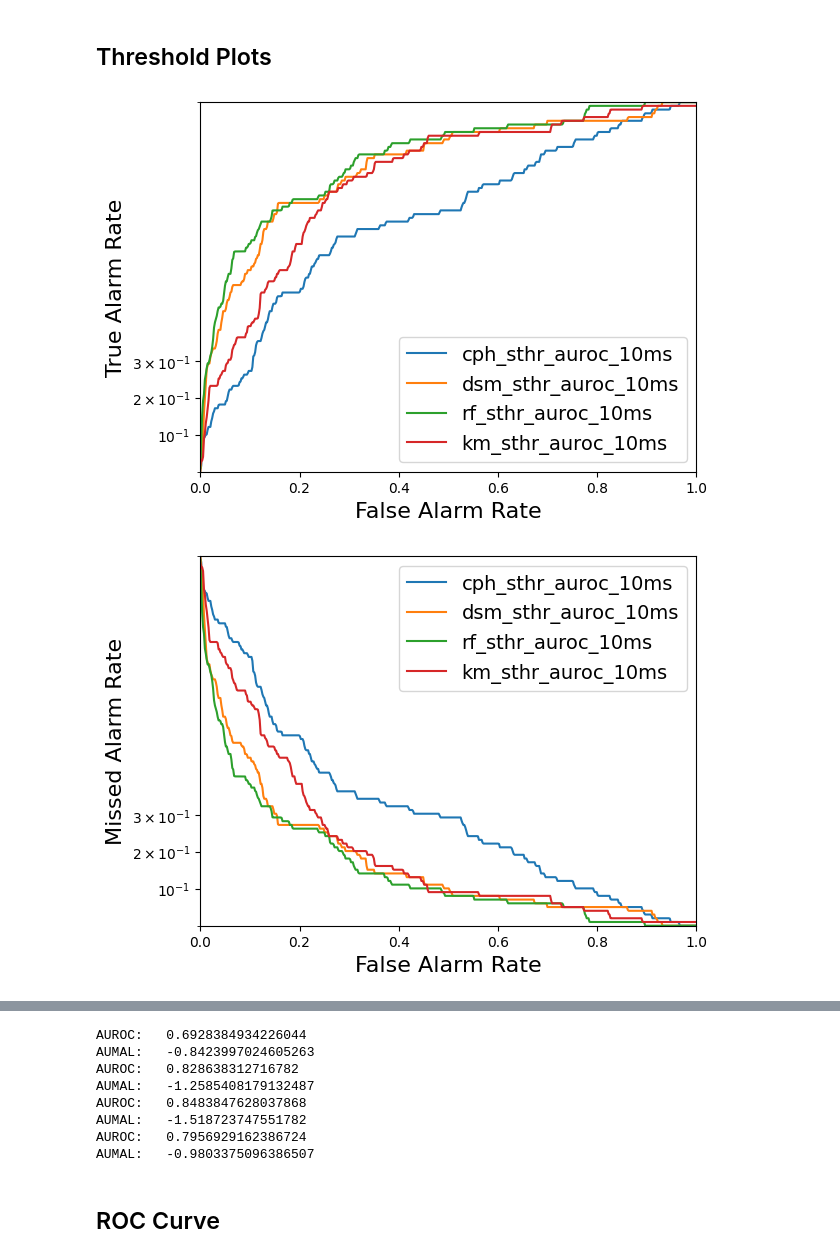
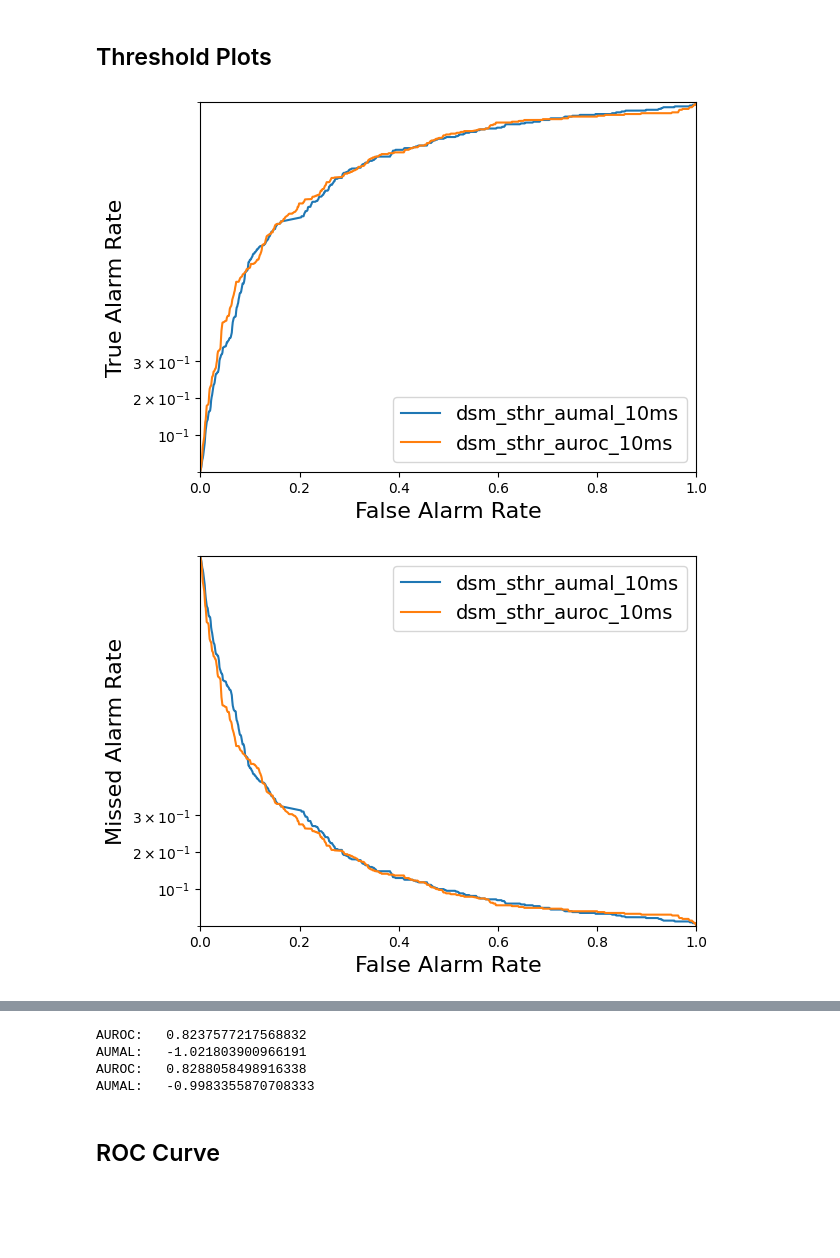
Before and after one commit to MIT-PSFC/disruption-survival-analysis, a Jupyter notebook: Run Experiments.ipynb, the cells around one changed output, grey strips where cells are left out. Saved outputs shown, nothing was run; the diff lists cells and outputs as text; code cells hidden in the pictures; blank space fills up the shorter version.

Commit message:
Better plotting for poster-relevant metrics

```diff
--- a/Run Experiments.ipynb
+++ b/Run Experiments.ipynb
@@ -15,14 +15,17 @@ from disruption_survival_analysis.plot_experiments import plot_true_alarm_rates_
 #device = 'synthetic'
 #dataset_path = 'test'
 devices = ['cmod']
-dataset_paths = ['preliminary_dataset_no_ufo']
+#dataset_paths = ['preliminary_dataset_no_ufo']
+#dataset = 'sql_all_no_ufo'
+dataset='preliminary_dataset_no_ufo'
+dataset_paths = [dataset, f"{dataset}/stack_6"]
 
 # models, alarms, metrics, and minimum warning times to use
 models = ['cph', 'dsm', 'rf', 'km']
 #models = ['rf']
 alarms = ['sthr']
 metrics = ['auroc']
-min_warning_times = [0.01]
+min_warning_times = [0.01, 0.05, 0.1]
 
 # Load models and create experiments
 experiment_groups = create_experiment_groups(devices, dataset_paths, models, alarms, metrics, min_warning_times)
@@ -62,33 +62,31 @@ plot_true_alarm_rates_vs_false_alarm_rates(experiment_list)
 # %%
 # Save experiment_groups to disk
 import dill
-with open('experiment_groups_preliminary_small.pkl', 'wb') as f:
+with open(f"experiment_groups_{dataset}.pkl", 'wb') as f:
     dill.dump(experiment_groups, f)
 # %%
 # Load experiment_groups from disk
 import dill
-with open('experiment_groups.pkl', 'rb') as f:
+with open(f"experiment_groups_{dataset}.pkl", 'rb') as f:
     experiment_groups = dill.load(f)
 # %%
 required_warning_time = 0.01
 experiment_list = get_experiments(experiment_groups,
-                                  ['preliminary_dataset_no_ufo', 'cph', 'auroc', 0.01],
-                                  ['preliminary_dataset_no_ufo', 'dsm', 'auroc', 0.01],
-                                  ['preliminary_dataset_no_ufo', 'rf', 'auroc', 0.01],
-                                  ['preliminary_dataset_no_ufo', 'km', 'auroc', 0.01])
+                                  [dataset, 'dsm', 'aumal', required_warning_time],
+                                  [dataset, 'dsm', 'auroc', required_warning_time])
 
 plot_true_alarm_rates_vs_false_alarm_rates(experiment_list)
 plot_missed_alarm_rates_vs_false_alarm_rates(experiment_list)
 plot_avg_warning_times_vs_false_alarm_rates(experiment_list, required_warning_time)
 #plot_true_alarm_rates_vs_thresholds(experiment_list)
 #plot_false_alarm_rates_vs_thresholds(experiment_list)
 #plot_warning_times_vs_thresholds(experiment_list)
 
 for experiment in experiment_list:
     aumal = experiment.evaluate_metric('aumal')
     auroc = experiment.evaluate_metric('auroc')
     print(f"AUROC:\t {auroc}")
     print(f"AUMAL:\t {aumal}")
 # %% [output]
-[figure, old version]
+[figure, new version]
-[figure, old version]
+[figure, new version]
@@ -96,11 +94,7 @@ for experiment in experiment_list:
-AUROC:   0.6928384934226044
-AUMAL:   -0.8423997024605263
-AUROC:   0.828638312716782
-AUMAL:   -1.2585408179132487
-AUROC:   0.8483847628037868
-AUMAL:   -1.518723747551782
-AUROC:   0.7956929162386724
-AUMAL:   -0.9803375096386507
+AUROC:   0.8237577217568832
+AUMAL:   -1.021803900966191
+AUROC:   0.8288058498916338
+AUMAL:   -0.9983355870708333
 # %% [markdown]
 ## ROC Curve
 # %%
```
Also changed, not shown: parts of 3 cells of this notebook, 1 other file.
